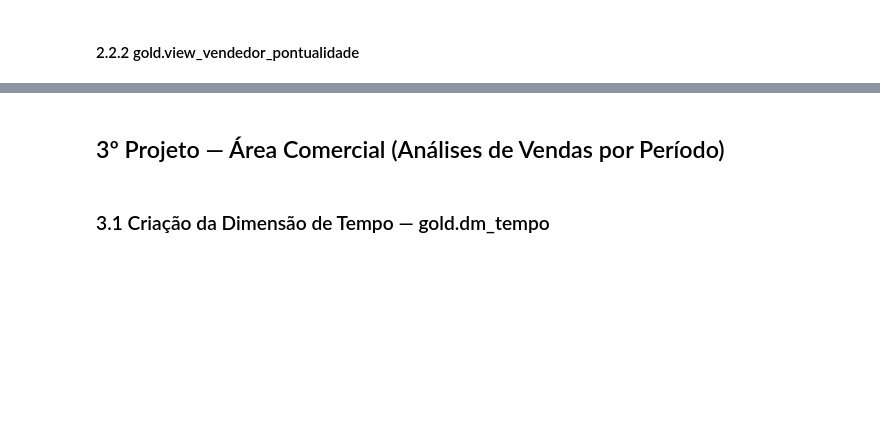
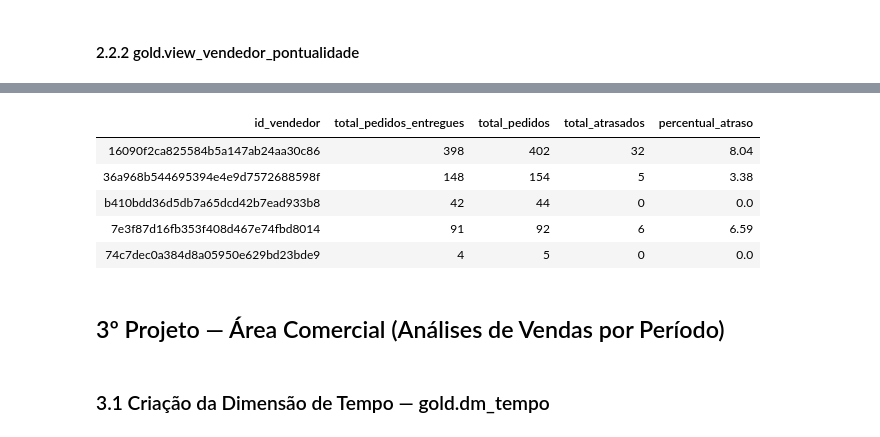
Before and after one commit to AmandaCLima/RocketLabDados-2025.2, a Jupyter notebook: Atividade03 - Pyspark/Atividade3_silver_to_gold.ipynb.ipynb, the cells around one changed output, grey strips where cells are left out. Saved outputs shown, nothing was run; the diff lists cells and outputs as text; code cells hidden in the pictures; blank space fills up the shorter version.

```diff
--- a/Atividade03 - Pyspark/Atividade3_silver_to_gold.ipynb.ipynb
+++ b/Atividade03 - Pyspark/Atividade3_silver_to_gold.ipynb.ipynb
@@ -281,3 +217,45 @@ view_vendedor_pontualidade_df.write \
+# %%
+%sql
+CREATE OR REPLACE VIEW medalhao.gold.view_vendedor_pontualidade AS
+SELECT
+    id_vendedor,
+    -- total_pedidos_entregues (sem incluir "Não Entregue")
+    COUNT(DISTINCT CASE
+        WHEN entrega_no_prazo != 'Não Entregue' THEN id_pedido
+        END
+    ) AS total_pedidos_entregues,
+
+    -- total_pedidos
+    COUNT(DISTINCT id_pedido) AS total_pedidos,
+
+    -- total_atrasados (entrega_no_prazo = 'Não')
+    SUM(CASE WHEN entrega_no_prazo = 'Não' THEN 1 ELSE 0 END) AS total_atrasados,
+
+    -- percentual_atraso = (total_atrasados / total_pedidos_entregues) * 100
+    ROUND(
+        -- Necessário usar TRY_DIVIDE para evitar divisão por zero
+        TRY_DIVIDE(
+            SUM(CASE WHEN entrega_no_prazo = 'Não' THEN 1 ELSE 0 END),
+            COUNT(DISTINCT CASE
+                WHEN entrega_no_prazo != 'Não Entregue' THEN id_pedido
+                END
+            )
+        ) * 100,
+    2) AS percentual_atraso
+
+FROM medalhao.gold.ft_atrasos_pedidos_local_vendedor
+GROUP BY id_vendedor;
+
+SELECT *
+FROM medalhao.gold.view_vendedor_pontualidade
+LIMIT 5;
+# %% [output]
+| id_vendedor | total_pedidos_entregues | total_pedidos | total_atrasados | percentual_atraso |
+| 16090f2ca825584b5a147ab24aa30c86 | 398 | 402 | 32 | 8.04 |
+| 36a968b544695394e4e9d7572688598f | 148 | 154 | 5 | 3.38 |
+| b410bdd36d5db7a65dcd42b7ead933b8 | 42 | 44 | 0 | 0.0 |
+| 7e3f87d16fb353f408d467e74fbd8014 | 91 | 92 | 6 | 6.59 |
+| 74c7dec0a384d8a05950e629bd23bde9 | 4 | 5 | 0 | 0.0 |
 # %% [markdown]
 ## 3º Projeto — Área Comercial (Análises de Vendas por Período)
 # %% [markdown]
```
Also changed, not shown: parts of 14 cells of this notebook.
